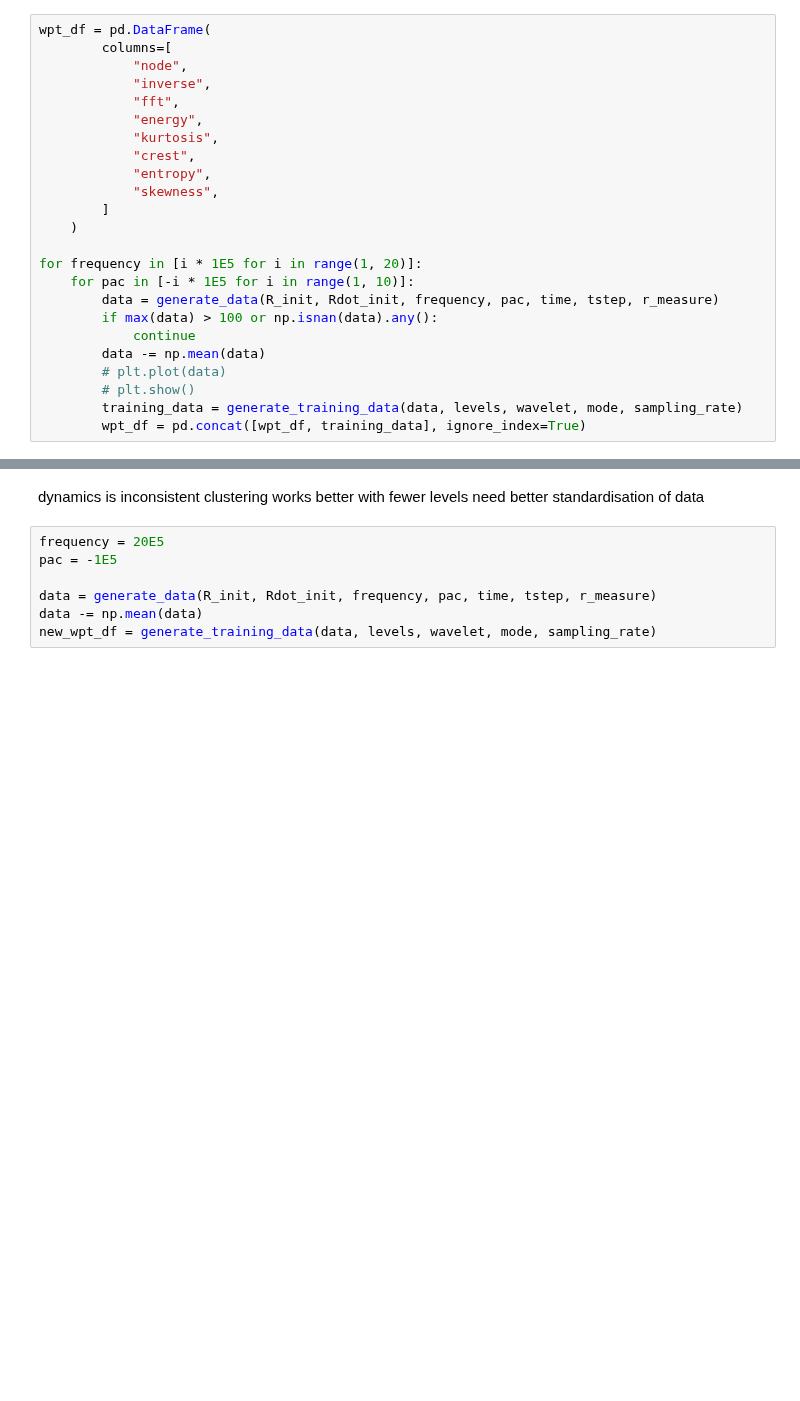
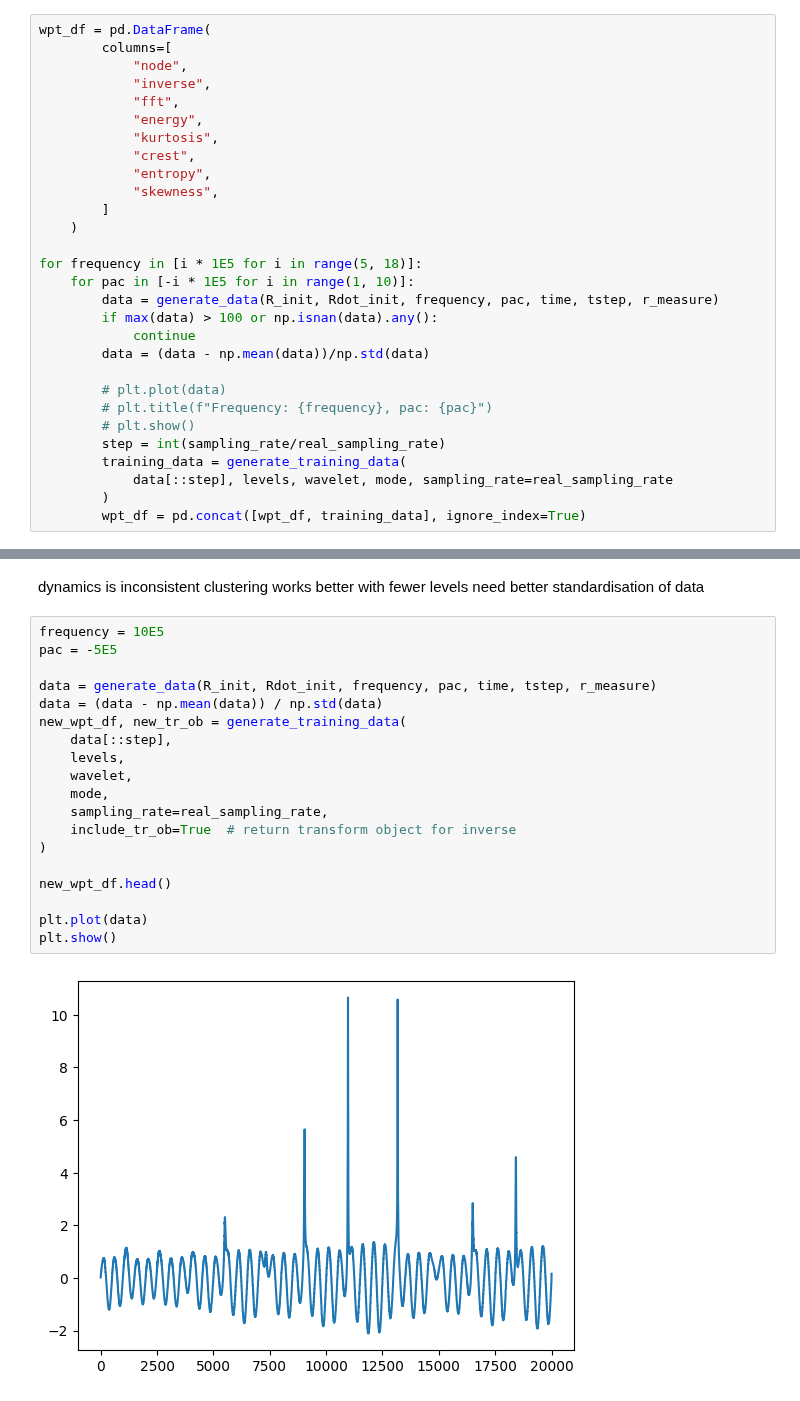
Before and after one commit to USonixGroup/wpt-cavitation, a Jupyter notebook: notebooks/fuzzy_c_means_training_data.ipynb, the cells around one changed output, grey strips where cells are left out. Cells and saved outputs as stored; diff of their text form; blank space fills up the shorter version.

```diff
--- a/notebooks/fuzzy_c_means_training_data.ipynb
+++ b/notebooks/fuzzy_c_means_training_data.ipynb
@@ -123,15 +119,20 @@ wpt_df = pd.DataFrame(
         ]
     )
 
-for frequency in [i * 1E5 for i in range(1, 20)]:
+for frequency in [i * 1E5 for i in range(5, 18)]:
     for pac in [-i * 1E5 for i in range(1, 10)]:
         data = generate_data(R_init, Rdot_init, frequency, pac, time, tstep, r_measure)
         if max(data) > 100 or np.isnan(data).any():
             continue
-        data -= np.mean(data)
+        data = (data - np.mean(data))/np.std(data)
+
         # plt.plot(data)
+        # plt.title(f"Frequency: {frequency}, pac: {pac}")
         # plt.show()
-        training_data = generate_training_data(data, levels, wavelet, mode, sampling_rate)
+        step = int(sampling_rate/real_sampling_rate)
+        training_data = generate_training_data(
+            data[::step], levels, wavelet, mode, sampling_rate=real_sampling_rate
+        )
         wpt_df = pd.concat([wpt_df, training_data], ignore_index=True)
 # %% [markdown]
 ### Training
@@ -339,9 +273,23 @@ dynamics is inconsistent
 clustering works better with fewer levels
 need better standardisation of data
 # %%
-frequency = 20E5
-pac = -1E5
+frequency = 10E5
+pac = -5E5
 
 data = generate_data(R_init, Rdot_init, frequency, pac, time, tstep, r_measure)
-data -= np.mean(data)
-new_wpt_df = generate_training_data(data, levels, wavelet, mode, sampling_rate)
+data = (data - np.mean(data)) / np.std(data)
+new_wpt_df, new_tr_ob = generate_training_data(
+    data[::step],
+    levels,
+    wavelet,
+    mode,
+    sampling_rate=real_sampling_rate,
+    include_tr_ob=True  # return transform object for inverse
+)
+
+new_wpt_df.head()
+
+plt.plot(data)
+plt.show()
+# %% [output]
+[figure, added]
```
Also changed, not shown: parts of 25 cells of this notebook.
